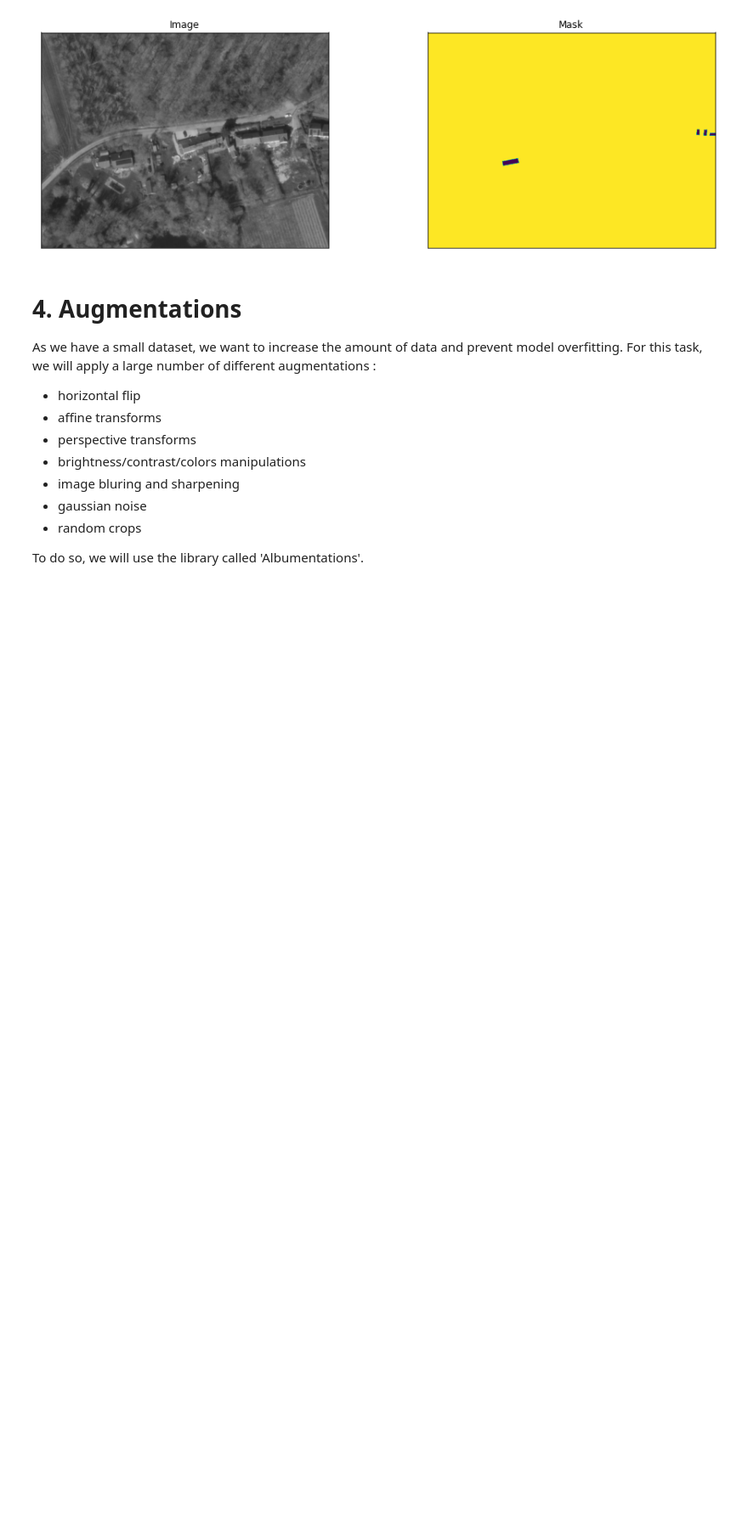
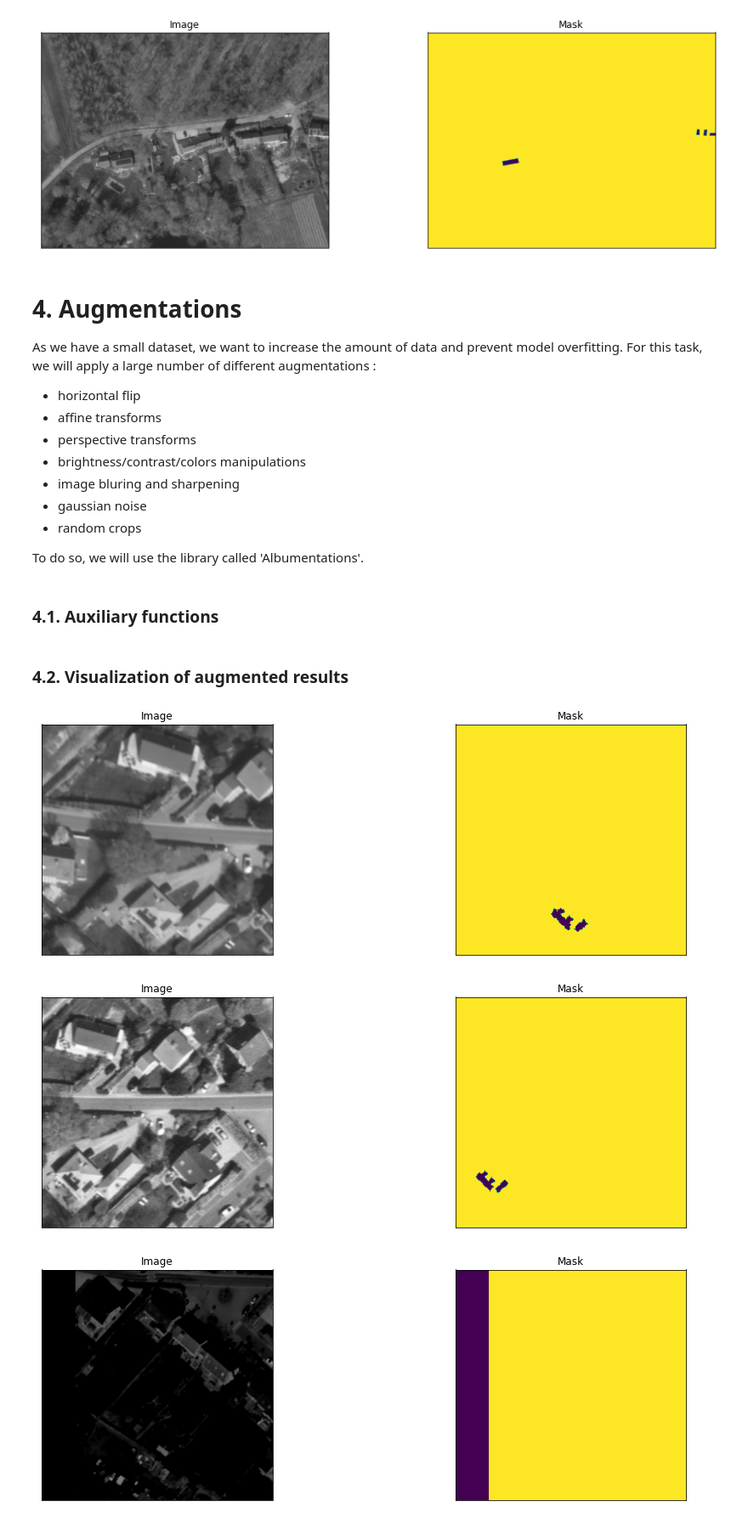
Before and after one commit to areisde/solar_panel_seg, a Jupyter notebook: Training.ipynb, the cells around one changed output. Shown at 85% size. Cells and saved outputs as stored; diff of their text form; code cells hidden in the pictures; blank space fills up the shorter version.

Commit message:
Training notebook complete

```diff
--- a/Training.ipynb
+++ b/Training.ipynb
@@ -141,3 +147,5 @@ For this task, we will apply a large number of different augmentations :
 * random crops
 
 To do so, we will use the library called 'Albumentations'.
+# %% [markdown]
+### 4.1. Auxiliary functions
@@ -143,0 +226,18 @@ To do so, we will use the library called 'Albumentations'.
+# %% [markdown]
+### 4.2. Visualization of augmented results
+# %%
+augmented_dataset = Dataset(
+    x_train_dir,
+    y_train_dir,
+    augmentation=get_training_augmentation(),
+    classes=['solar panel'],
+)
+
+# same image with different random transforms
+for i in range(3):
+    image, mask = augmented_dataset[6]
+    visualize(image=image, mask=mask.squeeze(-1))
+# %% [output]
+[figure, added]
+[figure, added]
+[figure, added]
```
Also changed, not shown: parts of 16 cells of this notebook, 2 other files.
